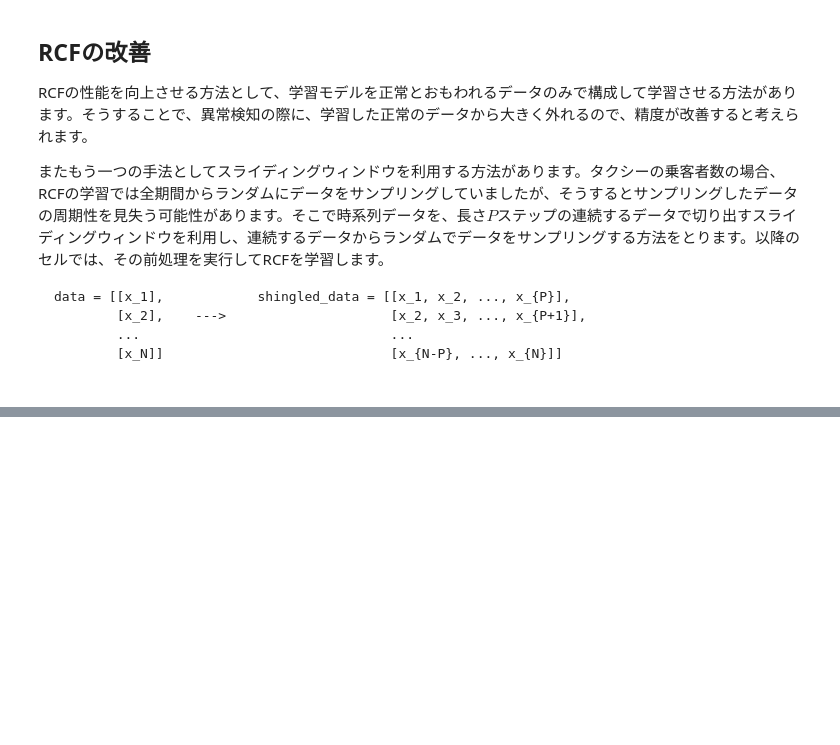
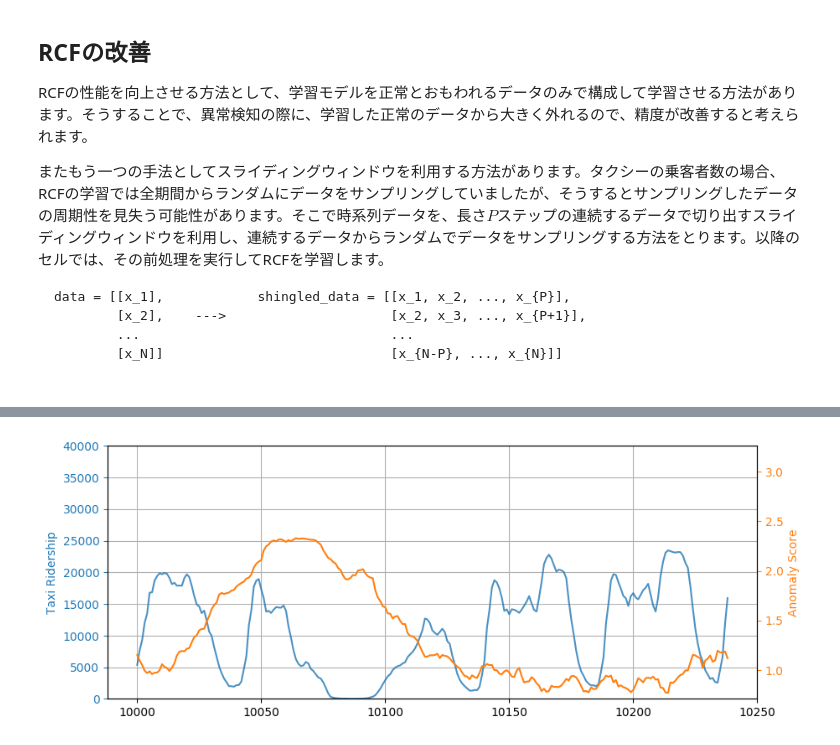
Before and after one commit to harusametime/sagemaker-notebooks, a Jupyter notebook: random_cut_forest/random_cut_forest.ipynb, the cells around one changed output, grey strips where cells are left out. Drawn from its saved outputs; the diff is of its cells as text; code cells hidden in the pictures; blank space fills up the shorter version.

Commit message:
Bug fix: prediction was not executed.

```diff
--- a/random_cut_forest/random_cut_forest.ipynb
+++ b/random_cut_forest/random_cut_forest.ipynb
@@ -260,0 +360,11 @@ rcf_inference.deserializer = json_deserializer
+# %%
+results = rcf_inference.predict(taxi_data_shingled)
+
+scores = [datum['score'] for datum in results['scores']]
+
+# add scores to taxi data frame and print first few values
+taxi_data['score'] = pd.Series(scores)
+
+# Anomaly will be detected in one day because last data for 1 day is used for anomaly detection.
+taxi_data['timestamp'] = pd.to_datetime(taxi_data['timestamp']) + pd.DateOffset(days=1)
+taxi_data.head()
@@ -284,0 +422,24 @@ taxi_data_subset.sort_values('score', ascending=False).head(10)
+# %%
+fig, ax1 = plt.subplots()
+ax2 = ax1.twinx()
+
+#
+# *Try this out* - change `start` and `end` to zoom in on the
+# anomaly found earlier in this notebook
+#
+start, end = 10000, 10239
+taxi_data_subset = taxi_data[start:end]
+
+ax1.plot(taxi_data_subset['value'], color='C0', alpha=0.8)
+ax2.plot(taxi_data_subset['score'], color='C1')
+
+ax1.grid(which='major', axis='both')
+ax1.set_ylabel('Taxi Ridership', color='C0')
+ax2.set_ylabel('Anomaly Score', color='C1')
+ax1.tick_params('y', colors='C0')
+ax2.tick_params('y', colors='C1')
+ax1.set_ylim(0, 40000)
+ax2.set_ylim(min(scores), 1.4*max(scores))
+fig.set_figwidth(10)
+# %% [output]
+[figure, added]
```
Also changed, not shown: parts of 22 cells of this notebook.
